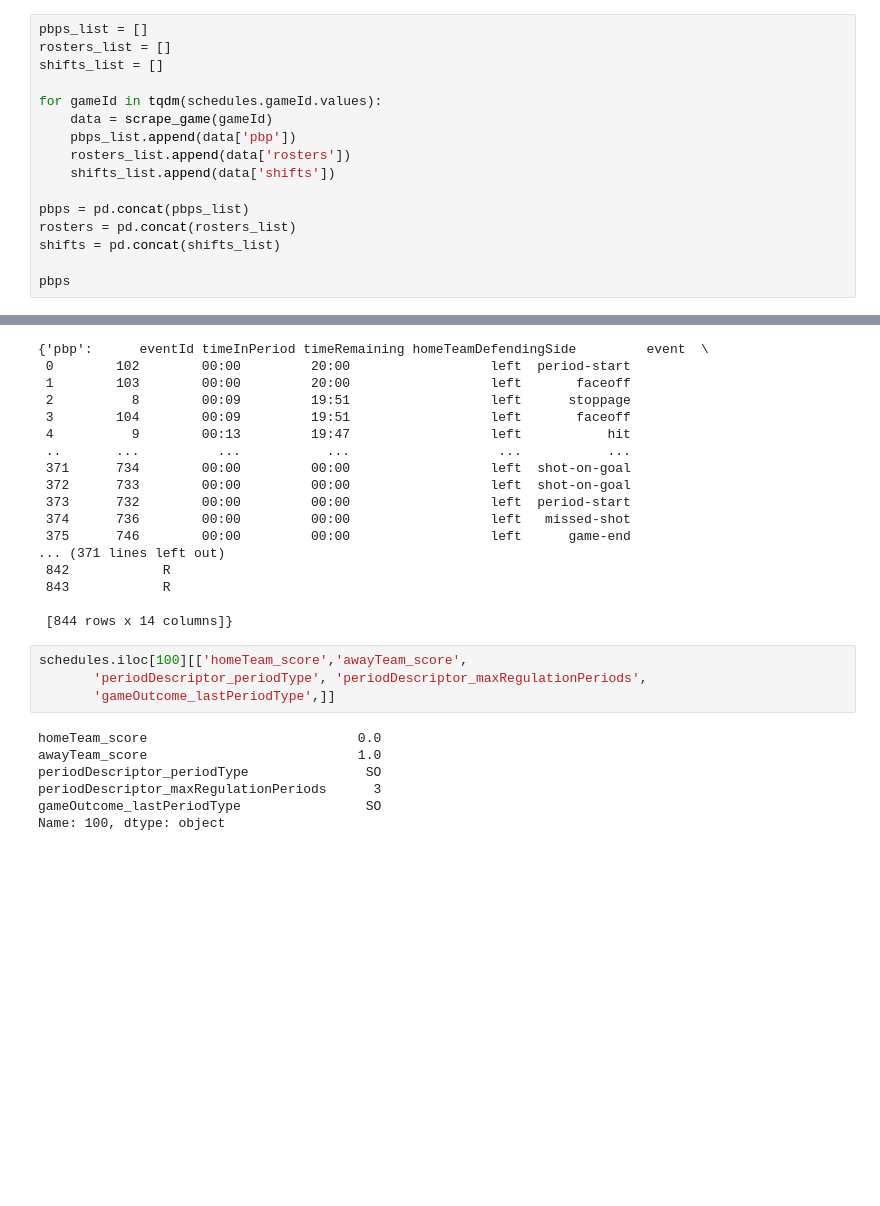
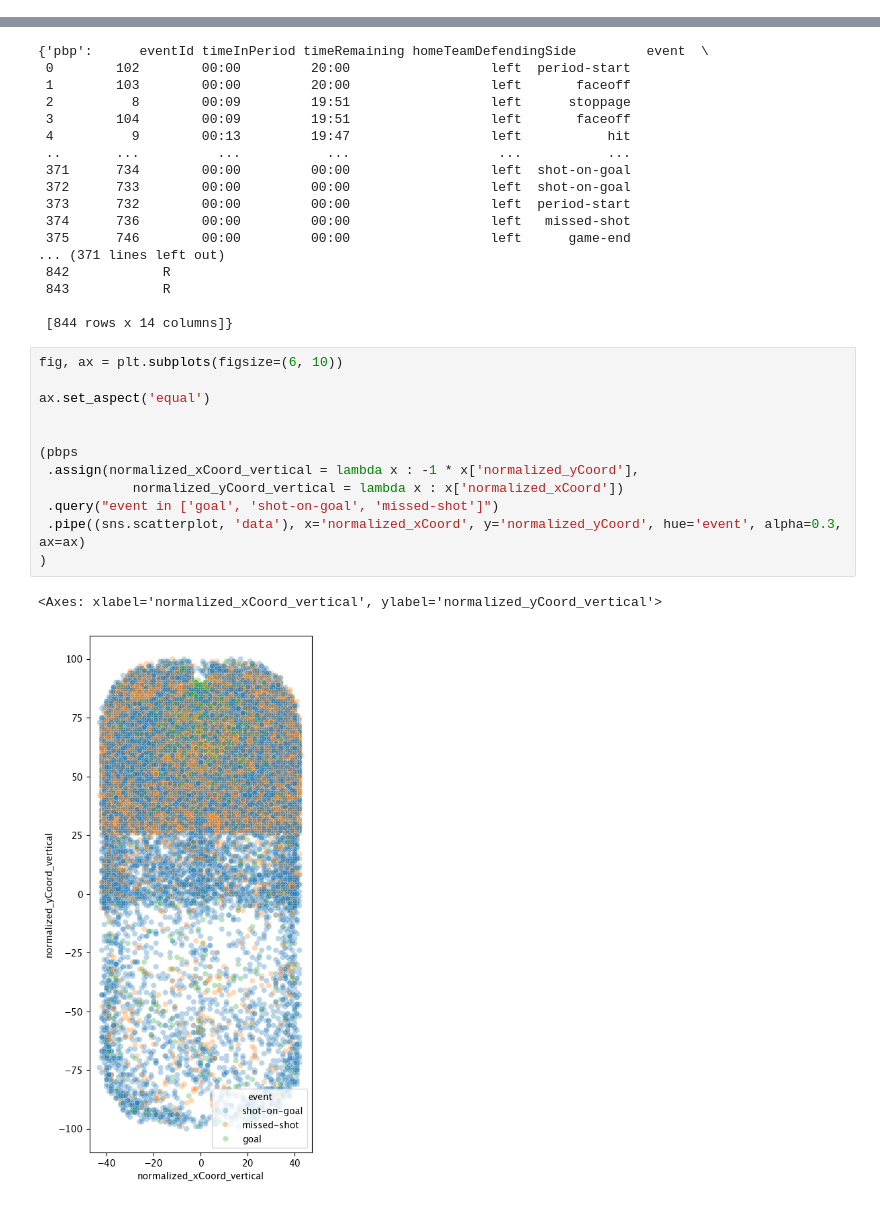
Before and after one commit to maxtixador/max_nhl_scraper, a Jupyter notebook: notebooks/notebook.ipynb, the cells around one changed output, grey strips where cells are left out. Saved outputs shown, nothing was run; the diff lists cells and outputs as text; blank space fills up the shorter version.

```diff
--- a/notebooks/notebook.ipynb
+++ b/notebooks/notebook.ipynb
@@ -153,19 +153,3 @@ schedules
 | 1310 | 2023021040 | 20232024 | 2 | 2024-03-12 | False | 2024-03-13T02:00:00Z | -04:00 | -07:00 | ... |
 | 1311 | 2023021107 | 20232024 | 2 | 2024-03-21 | False | 2024-03-22T02:30:00Z | -04:00 | -07:00 | ... |
 1312 rows × 79 columns
-# %%
-pbps_list = []
-rosters_list = []
-shifts_list = []
-
-for gameId in tqdm(schedules.gameId.values):
-    data = scrape_game(gameId)
-    pbps_list.append(data['pbp'])
-    rosters_list.append(data['rosters'])
-    shifts_list.append(data['shifts'])
-
-pbps = pd.concat(pbps_list)
-rosters = pd.concat(rosters_list)
-shifts = pd.concat(shifts_list)
-
-pbps
@@ -191,14 +173,18 @@ scrape_game(schedules.gameId.iloc[100])
  843            R
 
  [844 rows x 14 columns]}
-# %%
-schedules.iloc[100][['homeTeam_score','awayTeam_score',
-       'periodDescriptor_periodType', 'periodDescriptor_maxRegulationPeriods',
-       'gameOutcome_lastPeriodType',]]
-# %% [output]
-homeTeam_score                           0.0
-awayTeam_score                           1.0
-periodDescriptor_periodType               SO
-periodDescriptor_maxRegulationPeriods      3
-gameOutcome_lastPeriodType                SO
-Name: 100, dtype: object
+# %%
+fig, ax = plt.subplots(figsize=(6, 10))
+
+ax.set_aspect('equal')
+
+
+(pbps
+ .assign(normalized_xCoord_vertical = lambda x : -1 * x['normalized_yCoord'],
+            normalized_yCoord_vertical = lambda x : x['normalized_xCoord'])
+ .query("event in ['goal', 'shot-on-goal', 'missed-shot']")
+ .pipe((sns.scatterplot, 'data'), x='normalized_xCoord', y='normalized_yCoord', hue='event', alpha=0.3, ax=ax)
+)
+# %% [output]
+<Axes: xlabel='normalized_xCoord_vertical', ylabel='normalized_yCoord_vertical'>
+[figure, added]
```
Also changed, not shown: parts of 9 cells of this notebook, 6 other files.
